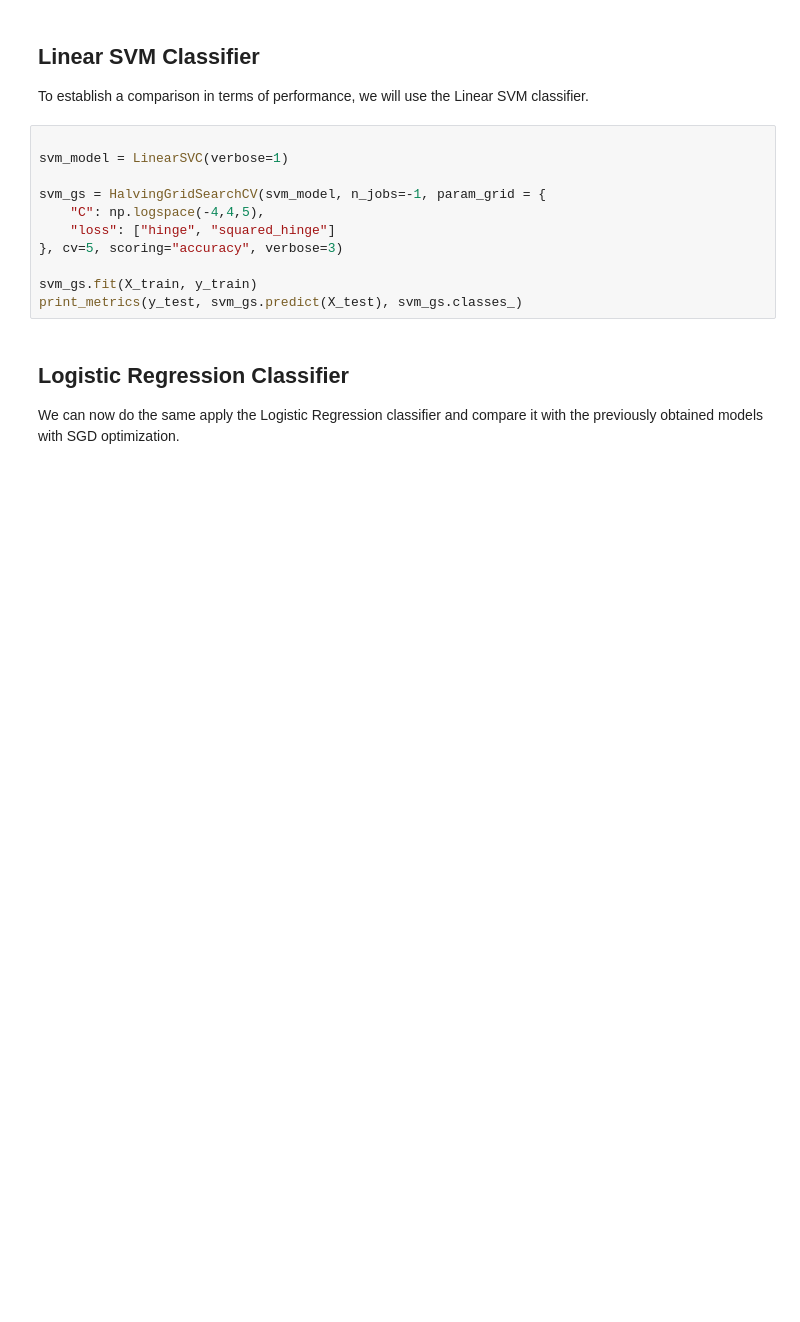
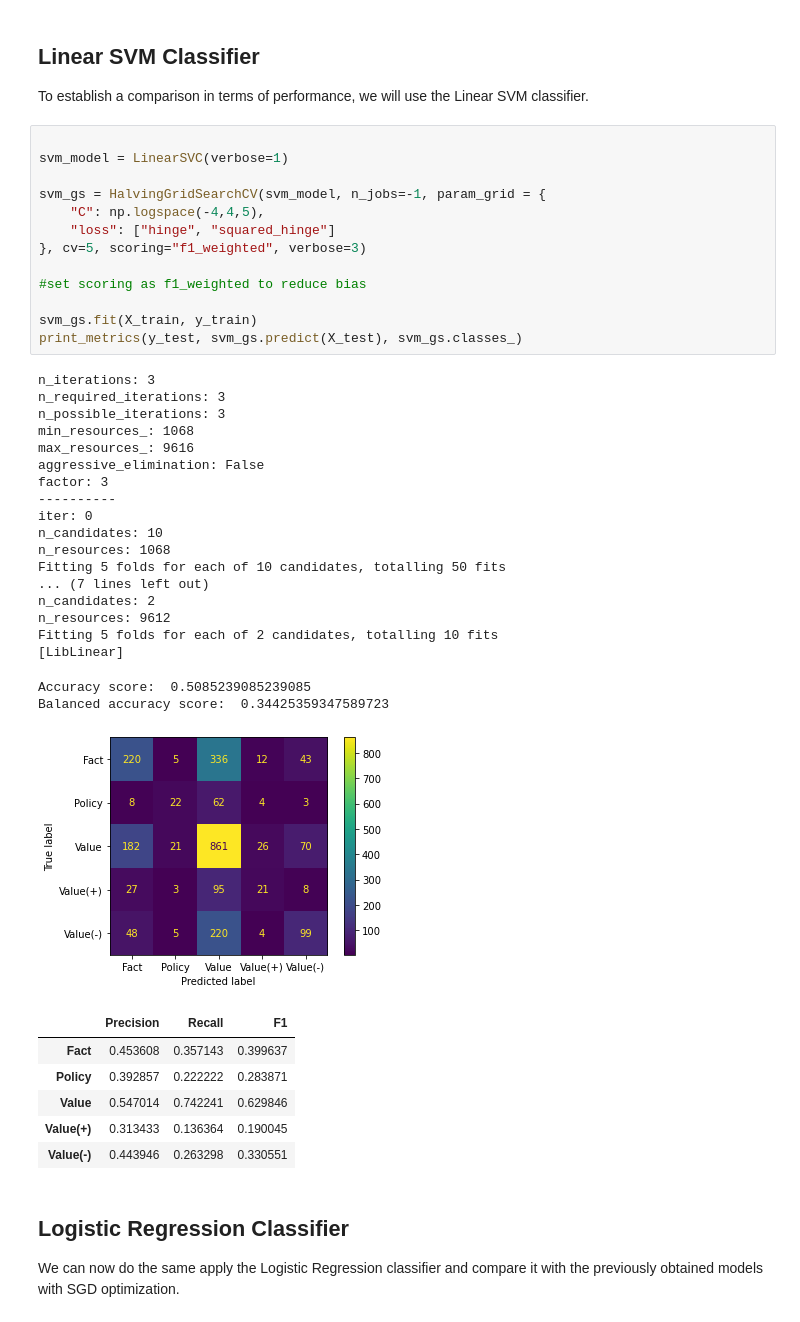
Before and after one commit to Caio-Nogueira/FEUP-PLN, a Jupyter notebook: classification.ipynb, the cells around one changed output. Cells and saved outputs as stored; diff of their text form; blank space fills up the shorter version.

```diff
--- a/classification.ipynb
+++ b/classification.ipynb
@@ -568,14 +586,43 @@ To establish a comparison in terms of performance, we will use the Linear SVM cl
 # %%
 
 svm_model = LinearSVC(verbose=1)
 
 svm_gs = HalvingGridSearchCV(svm_model, n_jobs=-1, param_grid = {
     "C": np.logspace(-4,4,5),
     "loss": ["hinge", "squared_hinge"]
-}, cv=5, scoring="accuracy", verbose=3)
+}, cv=5, scoring="f1_weighted", verbose=3)
+
+#set scoring as f1_weighted to reduce bias
 
 svm_gs.fit(X_train, y_train)
 print_metrics(y_test, svm_gs.predict(X_test), svm_gs.classes_)
+# %% [output]
+n_iterations: 3
+n_required_iterations: 3
+n_possible_iterations: 3
+min_resources_: 1068
+max_resources_: 9616
+aggressive_elimination: False
+factor: 3
+----------
+iter: 0
+n_candidates: 10
+n_resources: 1068
+Fitting 5 folds for each of 10 candidates, totalling 50 fits
+... (7 lines left out)
+n_candidates: 2
+n_resources: 9612
+Fitting 5 folds for each of 2 candidates, totalling 10 fits
+[LibLinear]
+Accuracy score:  0.5085239085239085
+Balanced accuracy score:  0.34425359347589723
+[figure, added]
+|  | Precision | Recall | F1 |
+| Fact | 0.453608 | 0.357143 | 0.399637 |
+| Policy | 0.392857 | 0.222222 | 0.283871 |
+| Value | 0.547014 | 0.742241 | 0.629846 |
+| Value(+) | 0.313433 | 0.136364 | 0.190045 |
+| Value(-) | 0.443946 | 0.263298 | 0.330551 |
 # %% [markdown]
 ## Logistic Regression Classifier
 We can now do the same apply the Logistic Regression classifier and compare it with the previously obtained models with SGD optimization.
```
Also changed, not shown: parts of 10 cells of this notebook, 3 other files.
